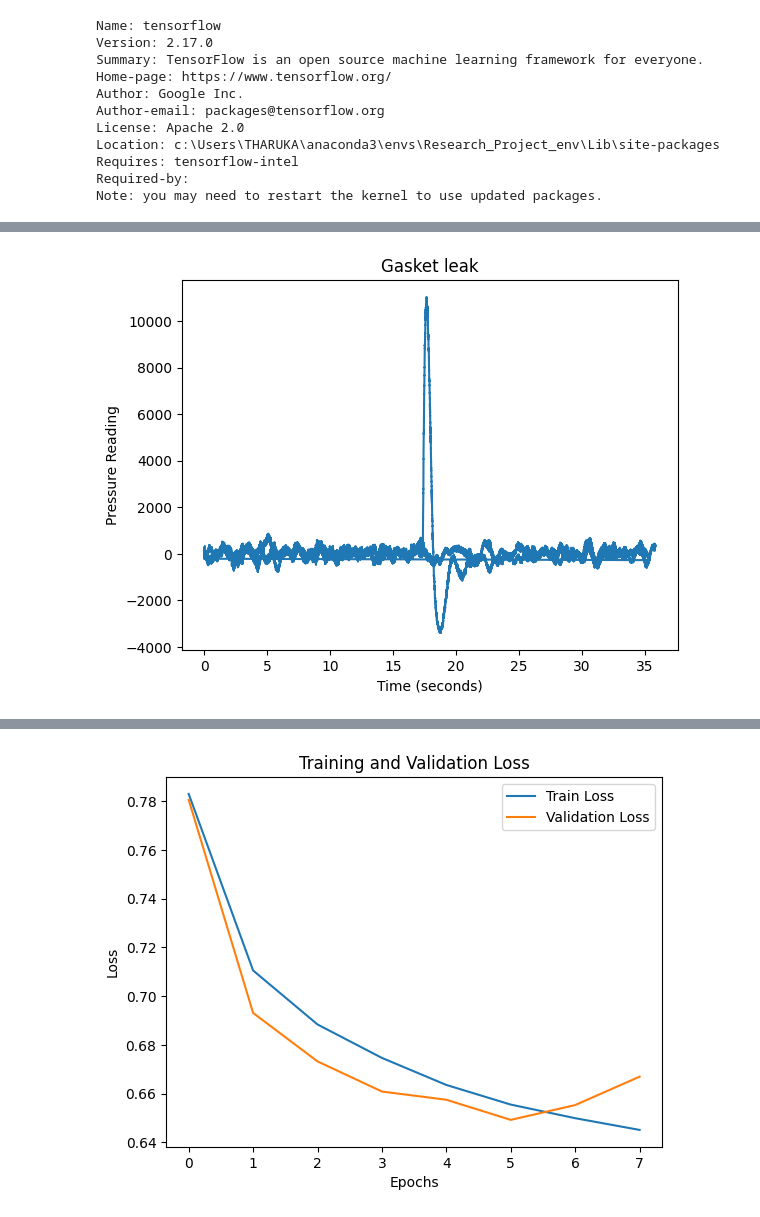
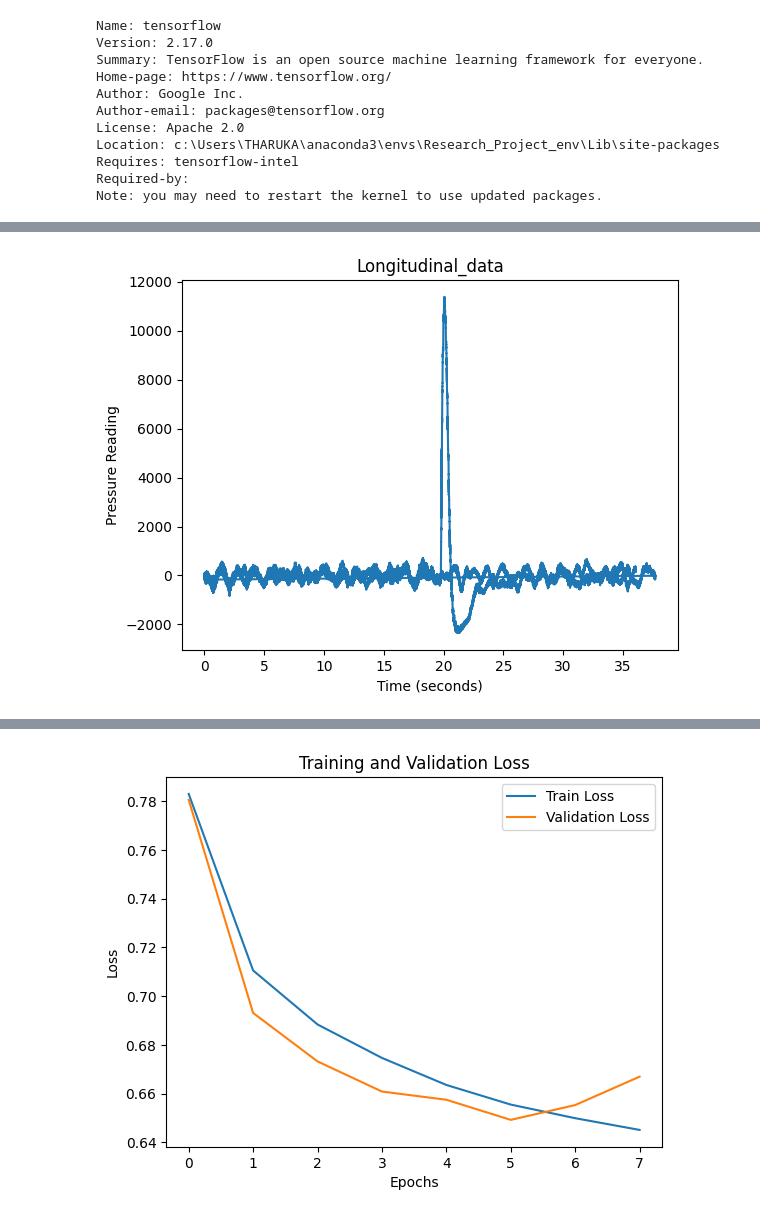
Before and after one commit to TLG442/Research_Project, a Jupyter notebook: model/Research_model.ipynb, the cells around one changed output, grey strips where cells are left out. Cells and saved outputs as stored; diff of their text form; code cells hidden in the pictures.

```diff
--- a/model/Research_model.ipynb
+++ b/model/Research_model.ipynb
@@ -75,5 +91,4 @@ Note: you may need to restart the kernel to use updated packages.
 # %%
-
 # Load the data from the CSV file
 data_transient_nd  = pd.read_csv('LO_NL_Transient_P2.csv')
 data_nd = pd.read_csv('LO_NL_ND_P2.csv')
@@ -82,20 +97,46 @@ data_gasket_nd = pd.read_csv('LO_GL_ND_P2.csv')
 data_crack_transient = pd.read_csv('LO_CC_Transient_P2.csv')
 data_crack_nd = pd.read_csv('LO_CC_ND_P2.csv')
 
+data_Longitudinal_transient = pd.read_csv('LO_LC_Transient_P2.csv')
+data_Longitudinal_nd = pd.read_csv('LO_LC_ND_P2.csv')
+
+
+Longitudinal_data = pd.concat([data_Longitudinal_transient, data_Longitudinal_nd])
+Longitudinal_data['Category'] = 'Longitudinal'
+
+filtered_Longitudinal_data = Longitudinal_data[
+    (Longitudinal_data['Sample'] >= 15) & (Longitudinal_data['Sample'] <= 25)
+]
+
 
 no_leak_data = pd.concat([data_transient_nd, data_nd])
 no_leak_data['Category'] = 'No Leak'
+# Filter the data for the 15 to 25-second interval
+
+filtered_no_leak_data = no_leak_data[
+    (no_leak_data['Sample'] >= 15) & (no_leak_data['Sample'] <= 25)
+]
+
 
 
 gasket_leak_data = pd.concat([data_gasket_transient, data_gasket_nd])
 gasket_leak_data['Category'] = 'Gasket Leak'
 
+# Filter the data for the 15 to 25-second interval
+filtered_gasket_leak_data = gasket_leak_data[
+    (gasket_leak_data['Sample'] >= 15) & (gasket_leak_data['Sample'] <= 25)
+]
+
 
 circumferential_crack_data = pd.concat([data_crack_transient, data_crack_nd])
 circumferential_crack_data['Category'] = 'Circumferential Crack'
 
+filtered_circumferential_crack_data = circumferential_crack_data[
+    (circumferential_crack_data['Sample'] >= 18) & (circumferential_crack_data['Sample'] <= 30)
+]
 
-combined_data = pd.concat([no_leak_data, gasket_leak_data, circumferential_crack_data])
+
+combined_data = pd.concat([filtered_no_leak_data, filtered_gasket_leak_data, filtered_circumferential_crack_data , filtered_Longitudinal_data])
 
 
 label_encoder = LabelEncoder()
@@ -118,12 +173,12 @@ Number of rows: 5495686
 # %%
 
-plt.plot(gasket_leak_data['Sample'], gasket_leak_data['Value'])
-plt.title('Gasket leak')
+plt.plot(Longitudinal_data['Sample'], Longitudinal_data['Value'])
+plt.title('Longitudinal_data')
 plt.xlabel('Time (seconds)')
 plt.ylabel('Pressure Reading')
 plt.show()
 # %% [output]
-[figure, old version]
+[figure, new version]
 # %%
 
 plt.plot(no_leak_data['Sample'], no_leak_data['Value'])
```
Also changed, not shown: parts of 15 cells of this notebook, 5 other files.
